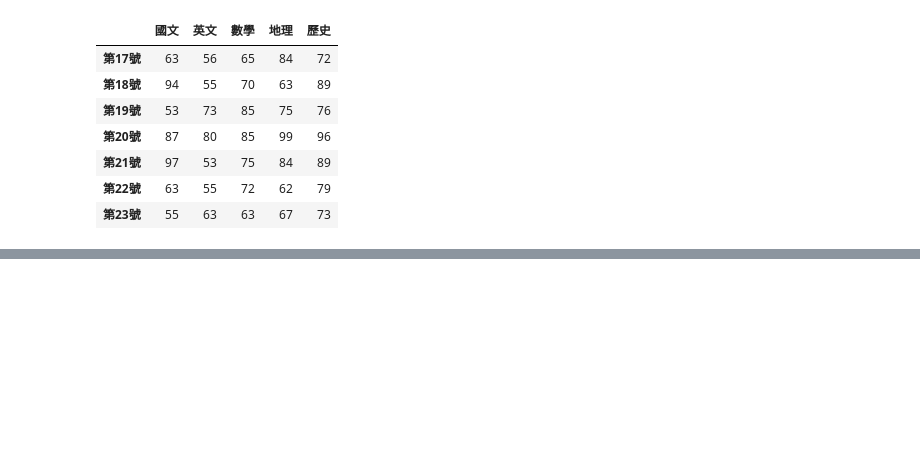
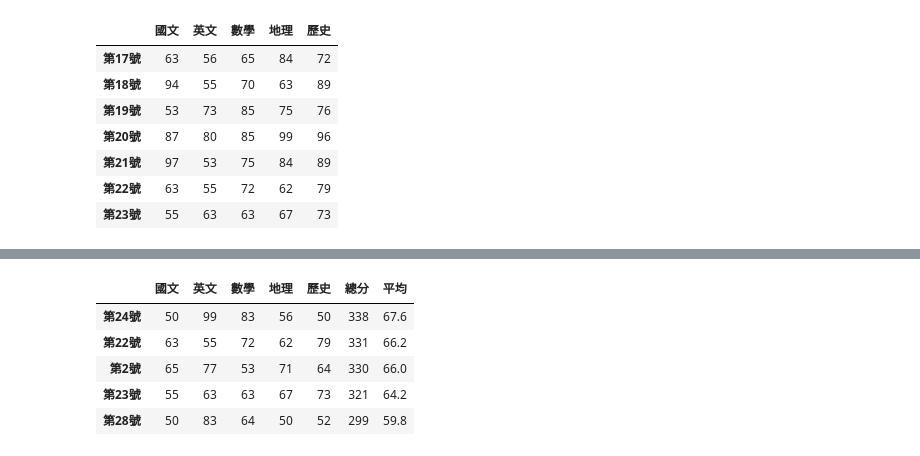
Before and after one commit to oldpipi1/_test_, a Jupyter notebook: lesson4.ipynb, the cells around one changed output, grey strips where cells are left out. Cells and saved outputs as stored; diff of their text form; code cells hidden in the pictures; blank space fills up the shorter version.

```diff
--- a/lesson4.ipynb
+++ b/lesson4.ipynb
@@ -133,0 +200,9 @@ df1.loc['第17號':'第23號']
+# %%
+df2[-5:]
+# %% [output]
+|  | 國文 | 英文 | 數學 | 地理 | 歷史 | 總分 | 平均 |
+| 第24號 | 50 | 99 | 83 | 56 | 50 | 338 | 67.6 |
+| 第22號 | 63 | 55 | 72 | 62 | 79 | 331 | 66.2 |
+| 第2號 | 65 | 77 | 53 | 71 | 64 | 330 | 66.0 |
+| 第23號 | 55 | 63 | 63 | 67 | 73 | 321 | 64.2 |
+| 第28號 | 50 | 83 | 64 | 50 | 52 | 299 | 59.8 |
```
Also changed, not shown: parts of 4 cells of this notebook.
